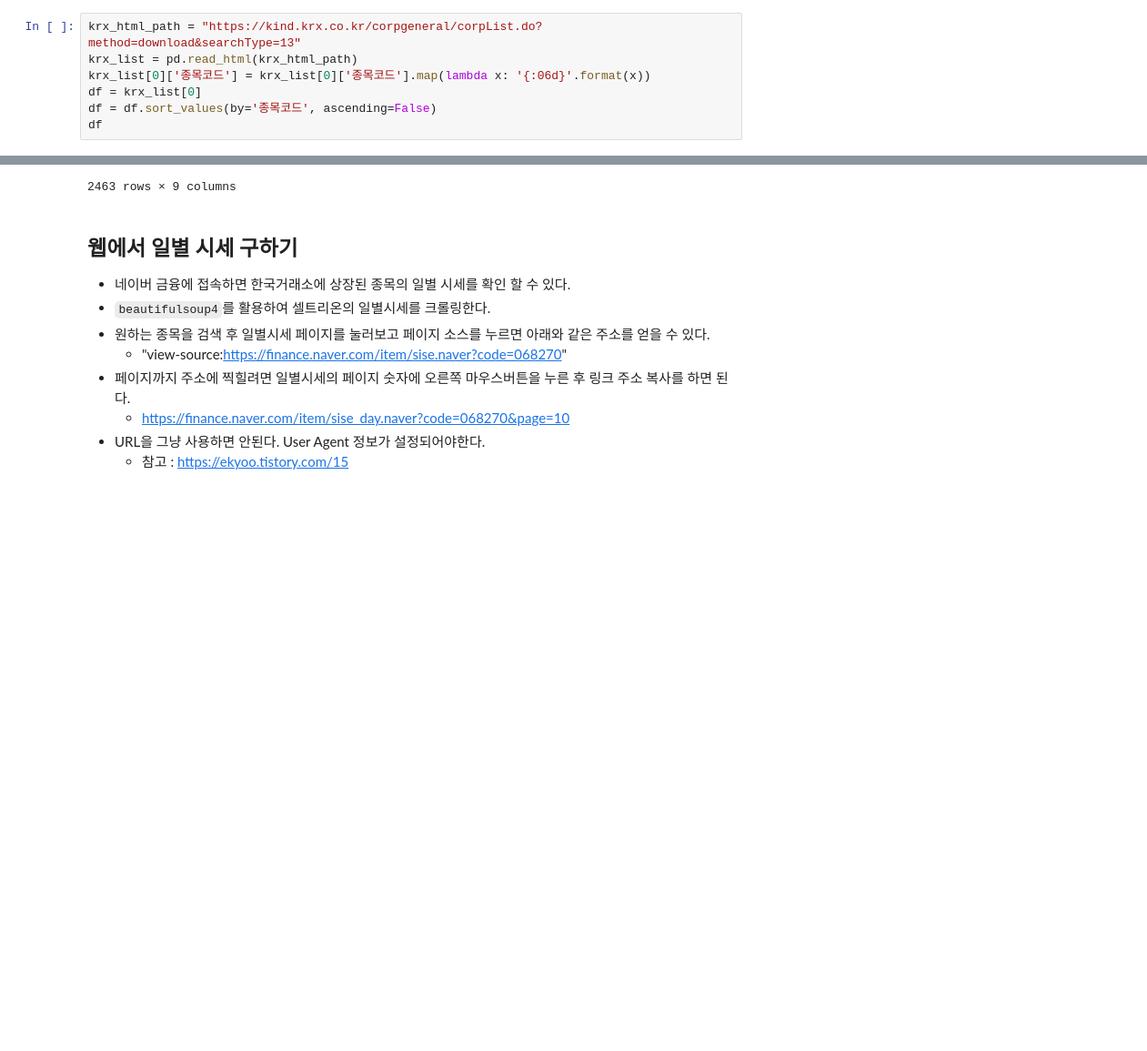
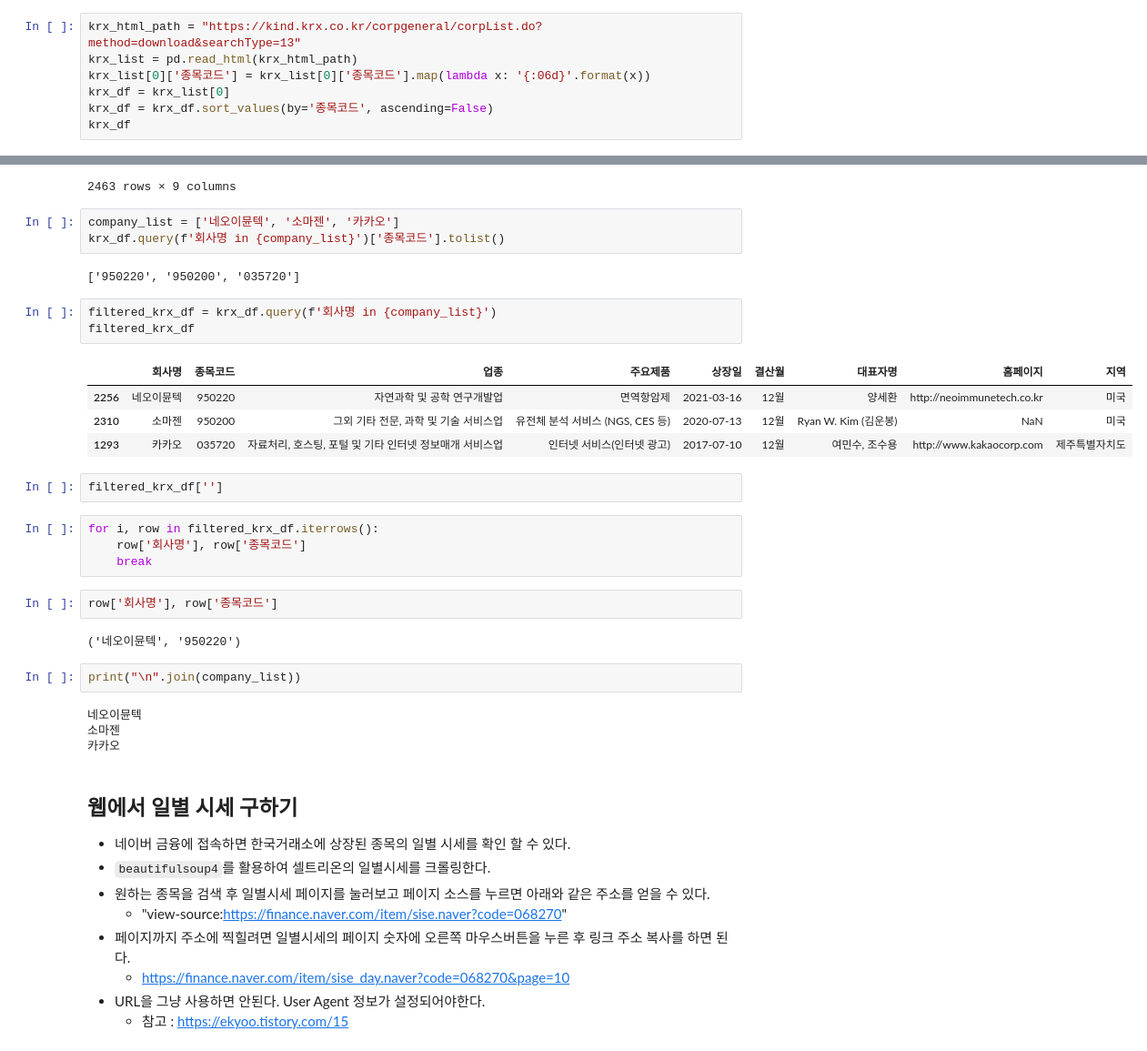
Before and after one commit to ByungSun/stock-data-analysis, a Jupyter notebook: days_notebook/20210926.ipynb, the cells around one changed output, grey strips where cells are left out. Shown at 91% size. Saved outputs shown, nothing was run; the diff lists cells and outputs as text; blank space fills up the shorter version.

```diff
--- a/days_notebook/20210926.ipynb
+++ b/days_notebook/20210926.ipynb
@@ -16,9 +16,9 @@ import pandas as pd
 krx_html_path = "https://kind.krx.co.kr/corpgeneral/corpList.do?method=download&searchType=13"
 krx_list = pd.read_html(krx_html_path)
 krx_list[0]['종목코드'] = krx_list[0]['종목코드'].map(lambda x: '{:06d}'.format(x))
-df = krx_list[0]
-df = df.sort_values(by='종목코드', ascending=False)
-df
+krx_df = krx_list[0]
+krx_df = krx_df.sort_values(by='종목코드', ascending=False)
+krx_df
 # %% [output]
 |  | 회사명 | 종목코드 | 업종 | 주요제품 | 상장일 | 결산월 | 대표자명 | 홈페이지 | 지역 |
 | 2256 | 네오이뮨텍 | 950220 | 자연과학 및 공학 연구개발업 | 면역항암제 | 2021-03-16 | 12월 | 양세환 | http://neoimmunetech.co.kr | 미국 |
@@ -33,6 +33,35 @@ df
 | 305 | KR모터스 | 000040 | 그외 기타 운송장비 제조업 | 이륜차(오토바이) 제조,도매 | 1976-05-25 | 12월 | 노성석 | http://www.krmotors.com | 경상남도 |
 | 940 | 동화약품 | 000020 | 의약품 제조업 | 의약품 제조,판매,수출입 | 1976-03-24 | 12월 | 유준하 | http://www.dong-wha.co.kr | 서울특별시 |
 2463 rows × 9 columns
+# %%
+company_list = ['네오이뮨텍', '소마젠', '카카오']
+krx_df.query(f'회사명 in {company_list}')['종목코드'].tolist()
+# %% [output]
+['950220', '950200', '035720']
+# %%
+filtered_krx_df = krx_df.query(f'회사명 in {company_list}')
+filtered_krx_df
+# %% [output]
+|  | 회사명 | 종목코드 | 업종 | 주요제품 | 상장일 | 결산월 | 대표자명 | 홈페이지 | 지역 |
+| 2256 | 네오이뮨텍 | 950220 | 자연과학 및 공학 연구개발업 | 면역항암제 | 2021-03-16 | 12월 | 양세환 | http://neoimmunetech.co.kr | 미국 |
+| 2310 | 소마젠 | 950200 | 그외 기타 전문, 과학 및 기술 서비스업 | 유전체 분석 서비스 (NGS, CES 등) | 2020-07-13 | 12월 | Ryan W. Kim (김운봉) | NaN | 미국 |
+| 1293 | 카카오 | 035720 | 자료처리, 호스팅, 포털 및 기타 인터넷 정보매개 서비스업 | 인터넷 서비스(인터넷 광고) | 2017-07-10 | 12월 | 여민수, 조수용 | http://www.kakaocorp.com | 제주특별자치도 |
+# %%
+filtered_krx_df['']
+# %%
+for i, row in filtered_krx_df.iterrows():
+    row['회사명'], row['종목코드']
+    break
+# %%
+row['회사명'], row['종목코드']
+# %% [output]
+('네오이뮨텍', '950220')
+# %%
+print("\n".join(company_list))
+# %% [output]
+네오이뮨텍
+소마젠
+카카오
 # %% [markdown]
 ## 웹에서 일별 시세 구하기
 
```
Also changed, not shown: parts of 22 cells of this notebook, 1 other file.
